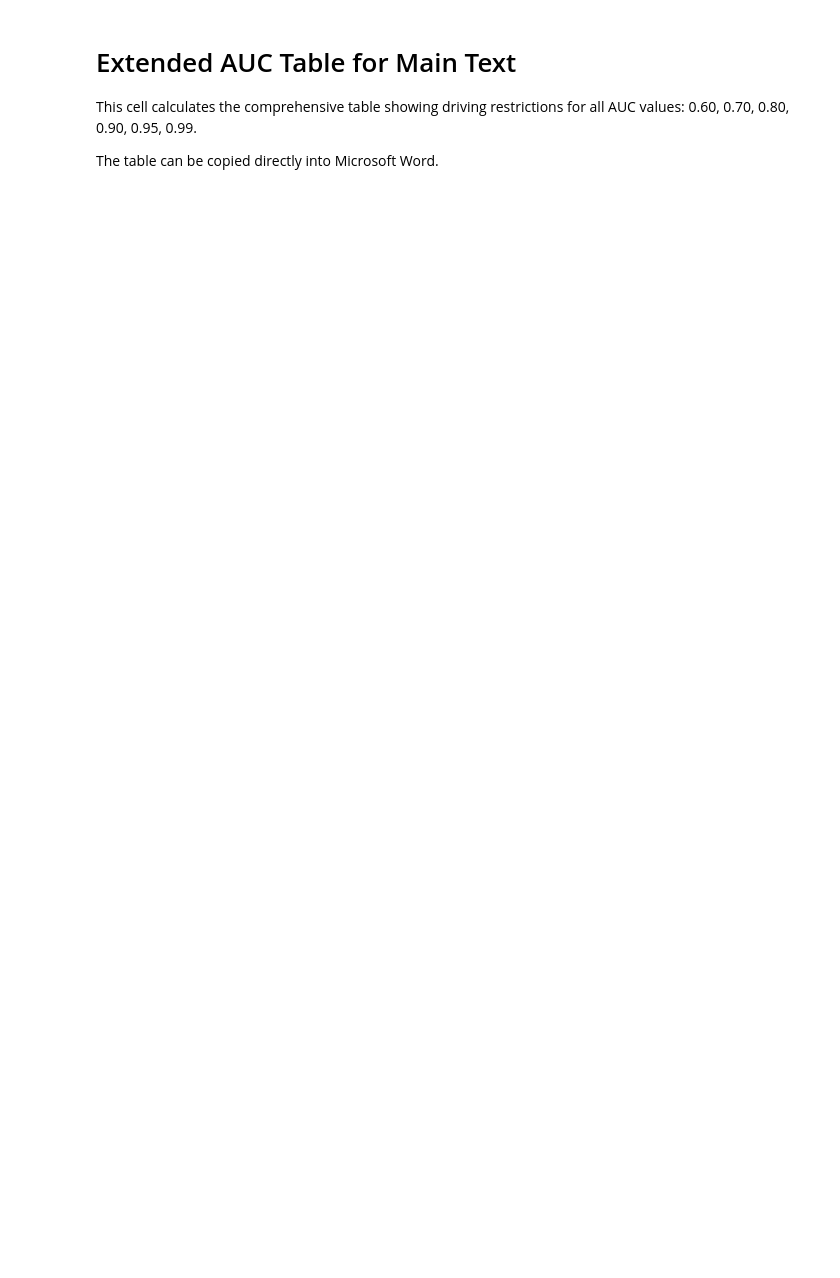
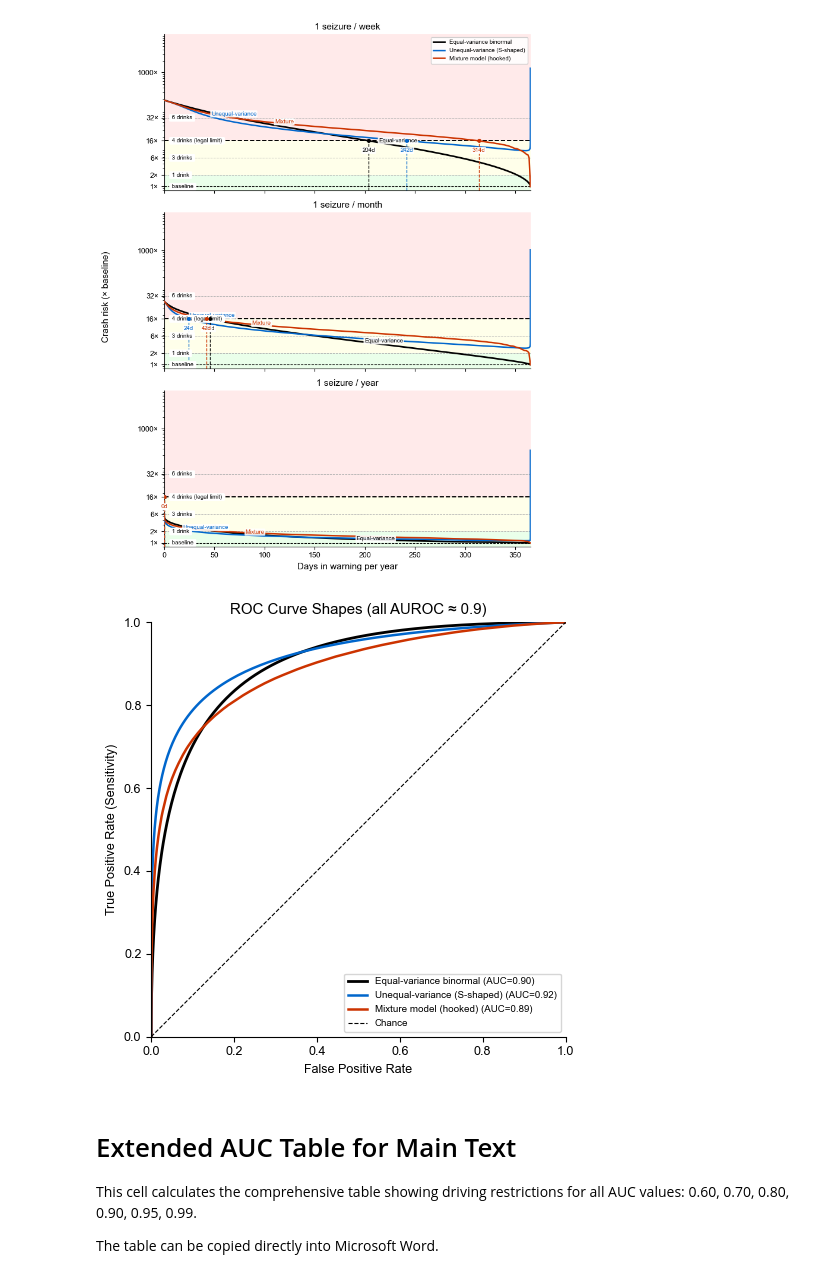
Before and after one commit to bdsp-core/seizure_forecasting_crash_analysis, a Jupyter notebook: crashes_vs_TiW.ipynb, the cells around one changed output. Cells and saved outputs as stored; diff of their text form; code cells hidden in the pictures; blank space fills up the shorter version.

```diff
--- a/crashes_vs_TiW.ipynb
+++ b/crashes_vs_TiW.ipynb
@@ -565,7 +798,7 @@ plt.show()
 # %% [markdown]
 # # ROC Shape Sensitivity Analysis: Drink-Equivalent Crash Risk
 #
-# Compares different ROC curve shapes (all with AUROC ≈ 0.8) using the same
+# Compares different ROC curve shapes (all with AUROC ≈ 0.9) using the same
 # visualization as Figure 1, with crash risk expressed as drink equivalents.
 
 # %%
@@ -601,7 +834,11 @@ p4 = p0 * 2**(0.08/0.02)   # 4 drinks (legal limit)
 p6 = p0 * 2**(0.12/0.02)   # 6 drinks
 
 y_limits = [0.8, 1e4]
-p_crash_seizure = 0.5  # P(crash | seizure while driving)
+p_crash_given_seizure_while_driving = 0.5  # P(crash | seizure occurs while driving)
+
+# Driving duration for this sensitivity analysis
+# Using 1 hour as a representative middle-ground value
+DRIVING_HOURS = 1.0
 
 # Target AUC for all models
 TARGET_AUC = 0.90
@@ -611,10 +848,10 @@ TARGET_AUC = 0.90
 # ROC curve computation for different shapes
 # -------------------------
 
-def compute_curve_binormal_equal_var(auc, p_seizure, n_points=1000):
+def compute_curve_binormal_equal_var(auc, p_seizure, driving_hours, n_points=1000):
     """
     Equal-variance binormal model (standard symmetric ROC).
-    This is the same as the original code.
+    Updated to include driving exposure in crash calculation.
     """
     m = np.sqrt(2) * norm.ppf(auc)
     th = np.linspace(-10, 10, n_points)
@@ -630,13 +867,18 @@ def compute_curve_binormal_equal_var(auc, p_seizure, n_points=1000):
     p_warning = sensitivity * p_seizure + fpr * (1 - p_seizure)
     days_warning = p_warning * 365
 
-    pc = p_seiz_given_safe * p_crash_seizure + (1 - p_seiz_given_safe) * p0
+    # Updated crash model with driving exposure
+    p_driving_at_seizure = driving_hours / 24
+    p_crash_given_seizure_day = (p_driving_at_seizure * p_crash_given_seizure_while_driving
+                                  + (1 - p_driving_at_seizure) * p0)
+
+    pc = p_seiz_given_safe * p_crash_given_seizure_day + (1 - p_seiz_given_safe) * p0
     pc_relative = pc / p0
 
     return days_warning, pc_relative, sensitivity, fpr
 
 
-def compute_curve_binormal_unequal_var(p_seizure, n_points=1000):
+def compute_curve_binormal_unequal_var(p_seizure, driving_hours, n_points=1000):
     """
     Unequal-variance binormal model (S-shaped ROC).
 
@@ -654,7 +896,6 @@ def compute_curve_binormal_unequal_var(p_seizure, n_points=1000):
     # FPR = P(score > th | negative) = 1 - Phi(th)
     fpr = 1 - norm.cdf(th)
 
-    # P(negative | score < th) for each class
     # P(score < th | positive) = Phi((th - mu_pos)/sigma_pos)
     # P(score < th | negative) = Phi(th)
     p_below_th_pos = norm.cdf((th - mu_pos) / sigma_pos)
@@ -668,13 +909,18 @@ def compute_curve_binormal_unequal_var(p_seizure, n_points=1000):
     p_warning = sensitivity * p_seizure + fpr * (1 - p_seizure)
     days_warning = p_warning * 365
 
-    pc = p_seiz_given_safe * p_crash_seizure + (1 - p_seiz_given_safe) * p0
+    # Updated crash model with driving exposure
+    p_driving_at_seizure = driving_hours / 24
+    p_crash_given_seizure_day = (p_driving_at_seizure * p_crash_given_seizure_while_driving
+                                  + (1 - p_driving_at_seizure) * p0)
+
+    pc = p_seiz_given_safe * p_crash_given_seizure_day + (1 - p_seiz_given_safe) * p0
     pc_relative = pc / p0
 
     return days_warning, pc_relative, sensitivity, fpr
 
 
-def compute_curve_mixture_positive(p_seizure, n_sim=500_000):
+def compute_curve_mixture_positive(p_seizure, driving_hours, n_sim=500_000):
     """
     Mixture model in positive class (hooked ROC).
 
@@ -705,7 +951,6 @@ def compute_curve_mixture_positive(p_seizure, n_sim=500_000):
     fpr = np.array([np.mean(neg > th) for th in thresholds])
 
     # For each threshold, compute P(seizure | safe)
-    # P(score < th | pos) and P(score < th | neg)
     p_below_pos = np.array([np.mean(pos <= th) for th in thresholds])
     p_below_neg = np.array([np.mean(neg <= th) for th in thresholds])
 
@@ -717,7 +962,12 @@ def compute_curve_mixture_positive(p_seizure, n_sim=500_000):
     p_warning = sensitivity * p_seizure + fpr * (1 - p_seizure)
     days_warning = p_warning * 365
 
-    pc = p_seiz_given_safe * p_crash_seizure + (1 - p_seiz_given_safe) * p0
+    # Updated crash model with driving exposure
+    p_driving_at_seizure = driving_hours / 24
+    p_crash_given_seizure_day = (p_driving_at_seizure * p_crash_given_seizure_while_driving
+                                  + (1 - p_driving_at_seizure) * p0)
+
+    pc = p_seiz_given_safe * p_crash_given_seizure_day + (1 - p_seiz_given_safe) * p0
     pc_relative = pc / p0
 
     # Compute AUC for verification
@@ -736,19 +986,19 @@ def compute_curve_mixture_positive(p_seizure, n_sim=500_000):
 model_configs = [
     {
         "name": "Equal-variance binormal",
-        "compute_func": lambda p: compute_curve_binormal_equal_var(TARGET_AUC, p),
+        "compute_func": lambda p, dh: compute_curve_binormal_equal_var(TARGET_AUC, p, dh),
         "color": "black",
         "linewidth": 2.0,
     },
     {
         "name": "Unequal-variance (S-shaped)",
-        "compute_func": lambda p: compute_curve_binormal_unequal_var(p),
+        "compute_func": lambda p, dh: compute_curve_binormal_unequal_var(p, dh),
         "color": "#0066cc",  # blue
         "linewidth": 1.8,
     },
     {
         "name": "Mixture model (hooked)",
-        "compute_func": lambda p: compute_curve_mixture_positive(p)[:4],  # exclude AUC return
+        "compute_func": lambda p, dh: compute_curve_mixture_positive(p, dh)[:4],  # exclude AUC return
         "color": "#cc3300",  # red
         "linewidth": 1.8,
     },
@@ -762,7 +1012,7 @@ print("Verifying AUCs for each model shape:\n")
 
 test_p = 0.02  # arbitrary seizure prob for verification
 for cfg in model_configs:
-    dw, pc, sens, fpr_arr = cfg["compute_func"](test_p)
+    dw, pc, sens, fpr_arr = cfg["compute_func"](test_p, DRIVING_HOURS)
     order = np.argsort(fpr_arr)
     auc = np.trapz(sens[order], fpr_arr[order])
     print(f"  {cfg['name']}: AUC = {auc:.3f}")
@@ -776,7 +1026,8 @@ print()
 
 fig, axes = plt.subplots(3, 1, figsize=(7.5, 9.5), sharex=True)
 
-print('=== Driving Statistics at Legal-Limit (4-drink) Safety Threshold ===\n')
+print('=== Driving Statistics at Legal-Limit (4-drink) Safety Threshold ===')
+print(f'=== Driving duration: {DRIVING_HOURS} hour(s)/day ===\n')
 
 for j, (r, ax) in enumerate(zip(R, axes)):
     # Baseline daily seizure probability (Poisson process)
@@ -799,7 +1050,7 @@ for j, (r, ax) in enumerate(zip(R, axes)):
     crossing_info = []
 
     for cfg in model_configs:
-        days_warn, pc_rel, sens, fpr_arr = cfg["compute_func"](p_seizure)
+        days_warn, pc_rel, sens, fpr_arr = cfg["compute_func"](p_seizure, DRIVING_HOURS)
 
         # Sort by days_warning
         order = np.argsort(days_warn)
@@ -837,7 +1088,6 @@ for j, (r, ax) in enumerate(zip(R, axes)):
 
         # Label the curve near its median x position
         mid_idx = np.argmin(np.abs(days_warn - np.median(days_warn)))
-        # Offset labels vertically to avoid overlap
         label_offset = 1.0
         ax.text(days_warn[mid_idx] + 10, pc_rel[mid_idx] * label_offset,
                 cfg["name"].split()[0],  # Short name
@@ -899,7 +1149,8 @@ axes[-1].set_xlabel('Days in warning per year', fontsize=11)
 plt.tight_layout()
 plt.subplots_adjust(left=0.16)
 
-fig.savefig('Figure_S4.pdf', facecolor='white', bbox_inches='tight')
+fig.savefig('Figure_S6.pdf', facecolor='white', bbox_inches='tight')
+fig.savefig('Figure_S6.png', facecolor='white', bbox_inches='tight', dpi=300)
 plt.show()
 
 # %%
@@ -913,7 +1164,7 @@ fig, ax = plt.subplots(figsize=(5, 5))
 p_test = 0.02
 
 for cfg in model_configs:
-    dw, pc, sens, fpr_arr = cfg["compute_func"](p_test)
+    dw, pc, sens, fpr_arr = cfg["compute_func"](p_test, DRIVING_HOURS)
     order = np.argsort(fpr_arr)
     auc = np.trapz(sens[order], fpr_arr[order])
 
@@ -933,12 +1184,14 @@ ax.spines['right'].set_visible(False)
 ax.set_aspect('equal')
 
 fig.tight_layout()
-fig.savefig('Figure_S5.pdf', facecolor='white', bbox_inches='tight')
+fig.savefig('Figure_S6.pdf', facecolor='white', bbox_inches='tight')
+fig.savefig('Figure_S6.png', facecolor='white', bbox_inches='tight', dpi=300)
 plt.show()
 
 # %% [markdown]
 # ## Summary
 #
 # PDFs saved:
-# - `Figure_S4.pdf` - Main figure (drink-equivalent visualization)
-# - `Figure_S5.pdf` - ROC curves for reference
+# - `Figure_S6.pdf` - Main figure (drink-equivalent visualization, 1 hr driving/day)
+# - `Figure_S6.pdf` - ROC curves for reference
+# %% [output]
@@ -945,3 +1215,5 @@ plt.show()
+[figure, added]
+[figure, added]
 # %% [markdown]
 # Extended AUC Table for Main Text
 
```
Also changed, not shown: parts of 8 cells of this notebook, 14 other files.
